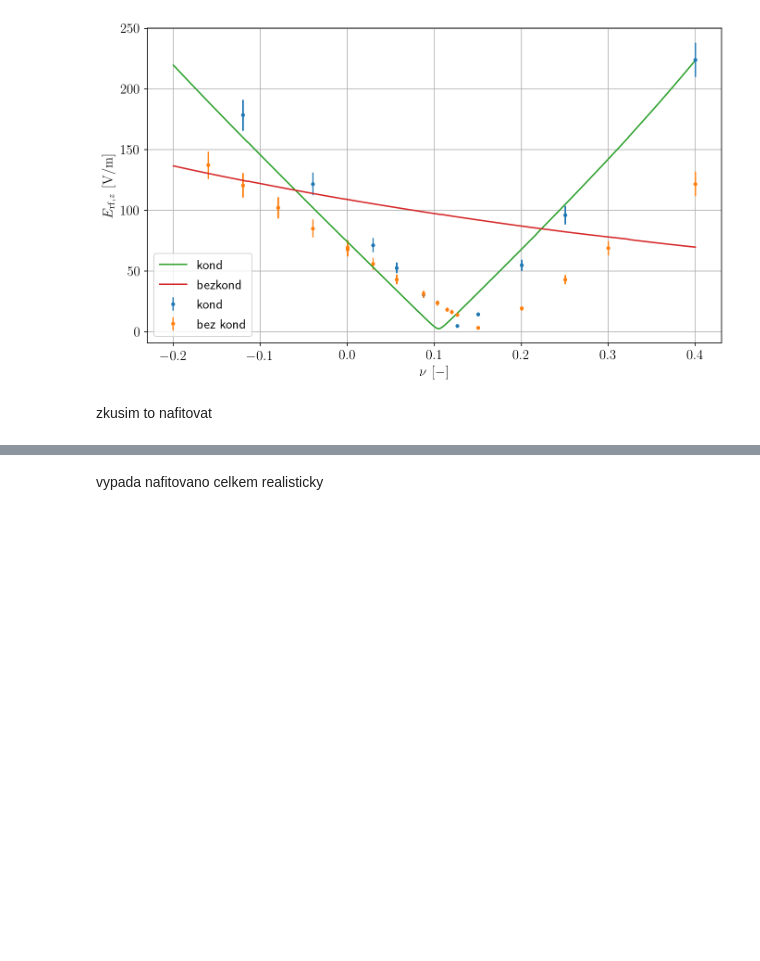
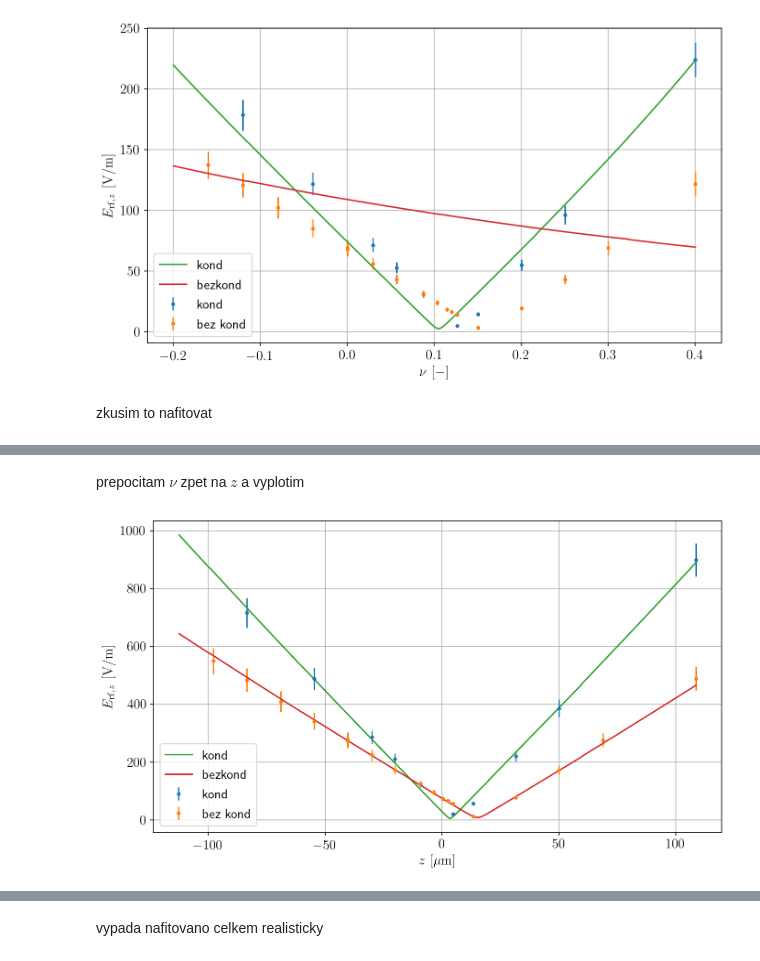
Before and after one commit to dvadlejch/Julia_vypocty_diplomka, a Jupyter notebook: micromotion_measurements/axial_EMM_model_vs_experiment.ipynb, the cells around one changed output, grey strips where cells are left out. Saved outputs shown, nothing was run; the diff lists cells and outputs as text; code cells hidden in the pictures; blank space fills up the shorter version.

```diff
--- a/micromotion_measurements/axial_EMM_model_vs_experiment.ipynb
+++ b/micromotion_measurements/axial_EMM_model_vs_experiment.ipynb
@@ -1056,0 +1060,31 @@ plt.grid()
+# %% [markdown]
+prepocitam $\nu$ zpet na $z$ a vyplotim
+# %%
+## get z range
+z_range = get_z_given_nu(nu_range, [fit.x[2]/2, fit.x[2]/2])
+
+my_dpi = 150
+siz = 100
+sizex = 16*siz
+sizey = 9*siz
+
+plt.figure(figsize=(sizex/my_dpi, sizey/my_dpi), dpi=my_dpi)
+
+
+
+plt.errorbar(get_z_given_nu(nu_cond, [fit.x[2]/2, fit.x[2]/2]), exper_data_scale*E_rf_cond, yerr=exper_data_scale*E_rf_cond_sigma, fmt='.', label=r'kond')
+plt.errorbar(get_z_given_nu(nu_bezcond, [fit.x[2]/2, fit.x[2]/2]), exper_data_scale*E_rf, yerr=exper_data_scale*E_rf_sigma,  fmt='.', label=r'bez kond')
+plt.plot(z_range, E_rf_amp_cond, label=r'kond')
+plt.plot(z_range, E_rf_amp_bezcond, label=r'bezkond')
+
+# plt.axvline(get_z_given_nu(0, [fit.x[2]/2, fit.x[2]/2]), linestyle='--')
+
+
+
+plt.xlabel(r"$ z \, \, \rm [\mu m]$")
+plt.ylabel(r"$ E_{\rm rf, \it z} \, \, \rm [V/m]$")
+
+plt.legend()
+plt.grid()
+# %% [output]
+[figure, added]
```
Also changed, not shown: parts of 9 cells of this notebook.
